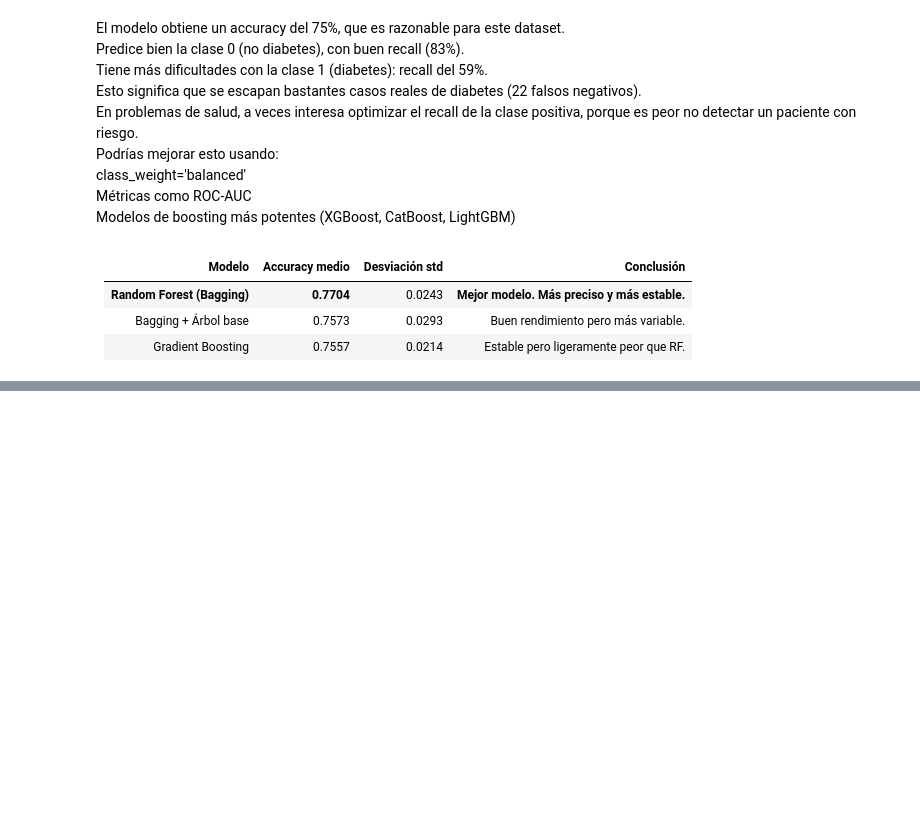
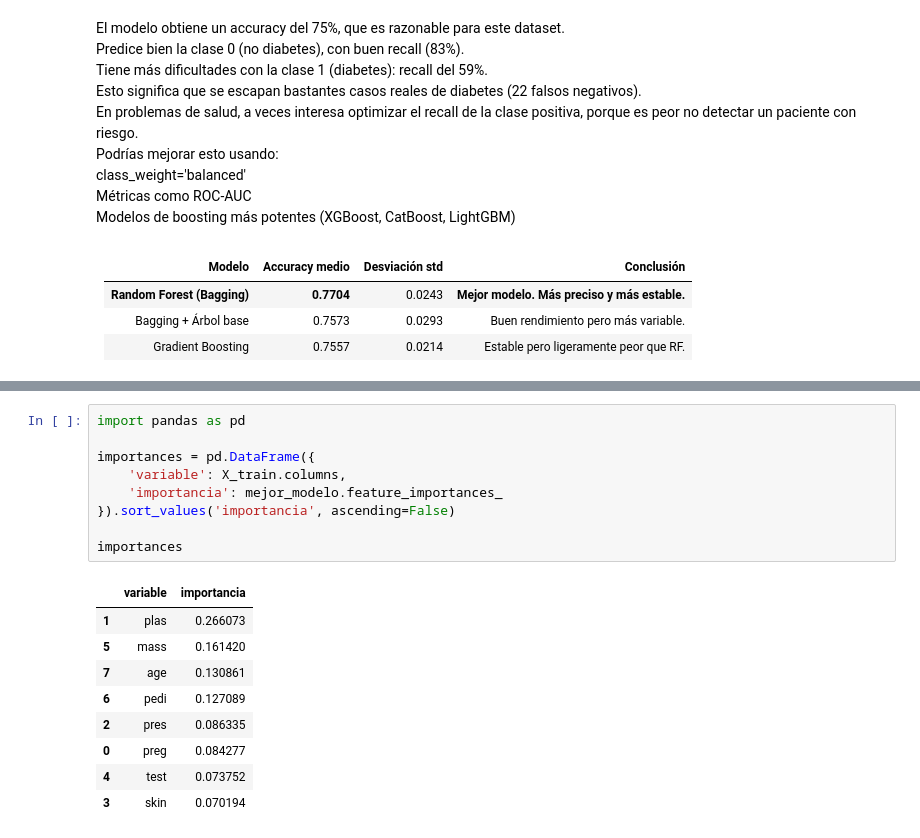
Before and after one commit to dianahoyos/DS_Online_Diana_Hoyos, a Jupyter notebook: 04_Machine_Learning/Sprint_11/Unidad_02_ML_Supervisado_Bagging_Boosting/03_Practica_Obligatoria/18_Practica_Obligatoria_Ensembles.ipynb, the cells around one changed output, grey strips where cells are left out. Saved outputs shown, nothing was run; the diff lists cells and outputs as text; blank space fills up the shorter version.

```diff
--- a/04_Machine_Learning/Sprint_11/Unidad_02_ML_Supervisado_Bagging_Boosting/03_Practica_Obligatoria/18_Practica_Obligatoria_Ensembles.ipynb
+++ b/04_Machine_Learning/Sprint_11/Unidad_02_ML_Supervisado_Bagging_Boosting/03_Practica_Obligatoria/18_Practica_Obligatoria_Ensembles.ipynb
@@ -293,0 +307,19 @@ Modelos de boosting más potentes (XGBoost, CatBoost, LightGBM)
+# %%
+import pandas as pd
+
+importances = pd.DataFrame({
+    'variable': X_train.columns,
+    'importancia': mejor_modelo.feature_importances_
+}).sort_values('importancia', ascending=False)
+
+importances
+# %% [output]
+|  | variable | importancia |
+| 1 | plas | 0.266073 |
+| 5 | mass | 0.161420 |
+| 7 | age | 0.130861 |
+| 6 | pedi | 0.127089 |
+| 2 | pres | 0.086335 |
+| 0 | preg | 0.084277 |
+| 4 | test | 0.073752 |
+| 3 | skin | 0.070194 |
```
Also changed, not shown: parts of 7 cells of this notebook, 2 other files.
